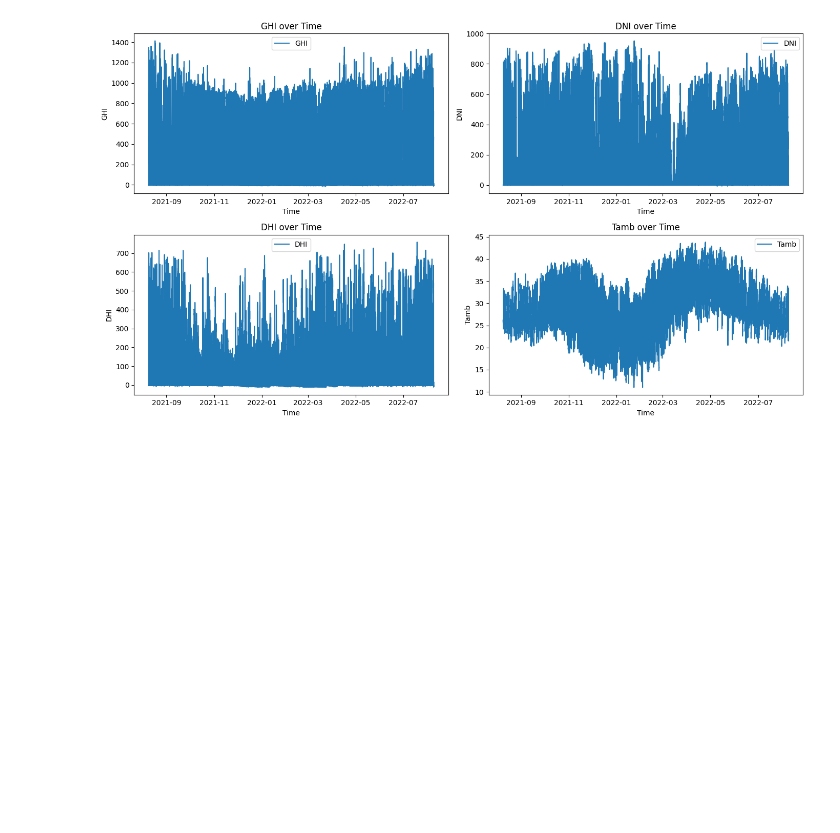
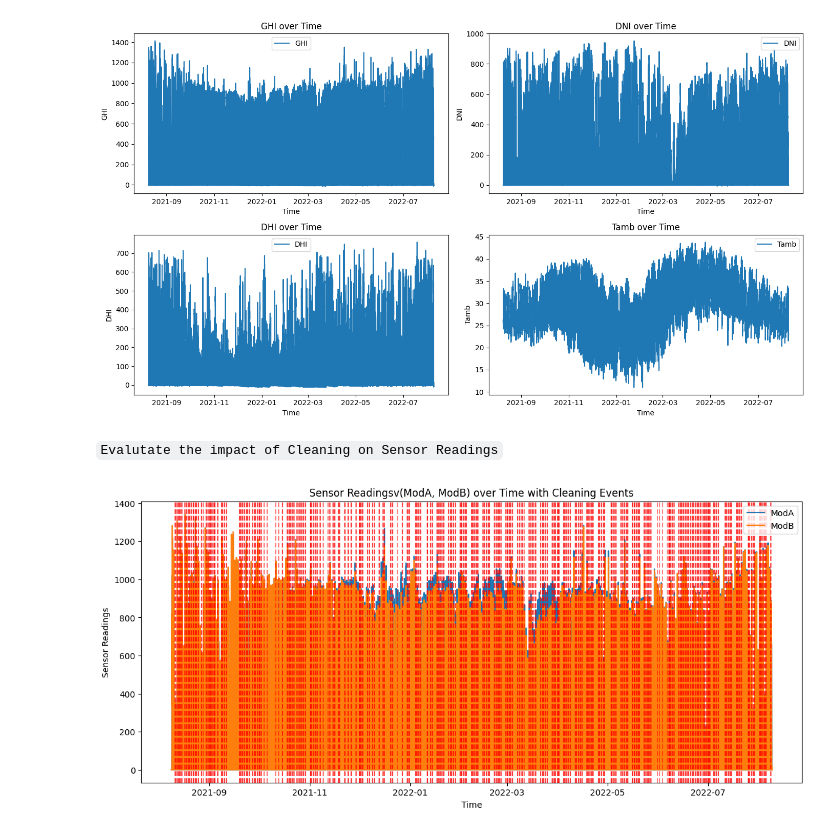
Before and after one commit to teddyhabtamu/Kifiya-AIM, a Jupyter notebook: notebooks/EDA_for_benin_malanville.ipynb.ipynb, the cells around one changed output. Drawn from its saved outputs; the diff is of its cells as text; code cells hidden in the pictures; blank space fills up the shorter version.

Commit message:
See the impact of cleaning on sensor readings

```diff
--- a/notebooks/EDA_for_benin_malanville.ipynb.ipynb
+++ b/notebooks/EDA_for_benin_malanville.ipynb.ipynb
@@ -120,3 +120,22 @@ plt.tight_layout()
 plt.show()
 # %% [output]
 [figure]
+# %% [markdown]
+`Evalutate the impact of Cleaning on Sensor Readings`
+# %%
+plt.figure(figsize=(14, 6))
+
+plt.plot(data.index, data['ModA'], label='ModA')
+plt.plot(data.index, data['ModB'], label='ModB')
+
+cleaning_events = data[data['Cleaning'] == 1].index
+for event in cleaning_events:
+  plt.axvline(x=event, color='red', linestyle='--', alpha=0.5)
+
+plt.title('Sensor Readingsv(ModA, ModB) over Time with Cleaning Events')
+plt.xlabel('Time')
+plt.ylabel('Sensor Readings')
+plt.legend()
+plt.show()
+# %% [output]
+[figure, added]
```
